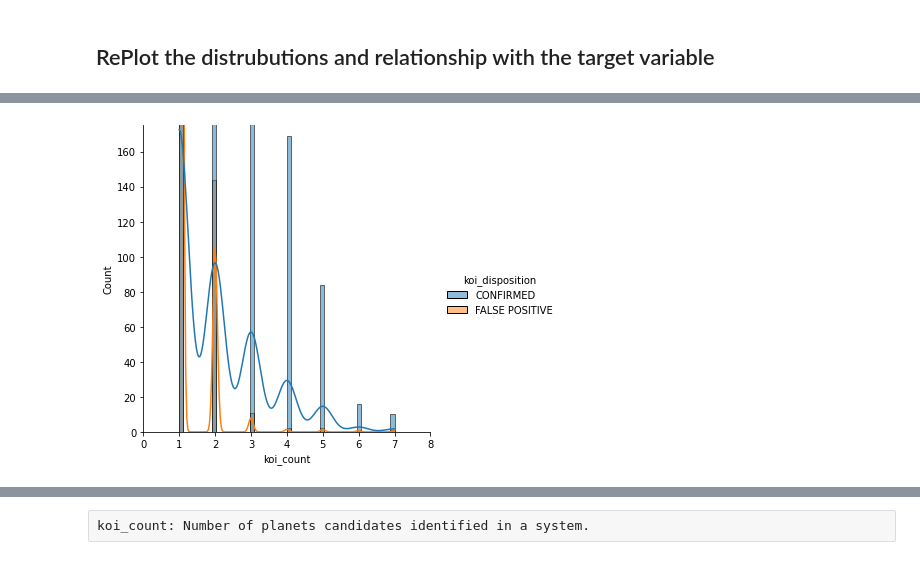
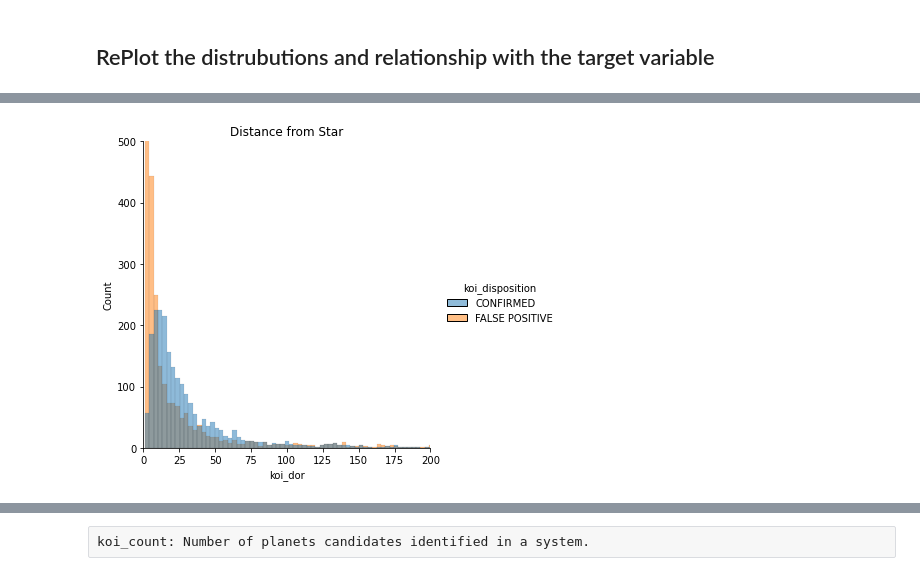
Before and after one commit to NelGen/NG-NASA-Exoplanet-Classifier-Project, a Jupyter notebook: Notebook.ipynb, the cells around one changed output, grey strips where cells are left out. Saved outputs shown, nothing was run; the diff lists cells and outputs as text; code cells hidden in the pictures.

```diff
--- a/Notebook.ipynb
+++ b/Notebook.ipynb
@@ -381,6 +399,9 @@ Index(['koi_score', 'koi_fpflag_nt', 'koi_fpflag_ss', 'koi_fpflag_co',
        'koi_dikco_msky'],
       dtype='object')
 # %%
-c_features = ['koi_score','koi_max_mult_ev','koi_fpflag_nt','koi_fpflag_ss','koi_fpflag_co','koi_fpflag_ec']
+c_features = ['koi_score','koi_max_mult_ev','koi_fpflag_nt','koi_fpflag_ss','koi_fpflag_co','koi_fpflag_ec','koi_ror',
+              'ra','dec','koi_kepmag','koi_gmag','koi_hmag','koi_imag','koi_jmag','koi_kmag','koi_zmag','koi_dikco_msky',
+             'koi_dicco_mra','koi_dicco_mdec','koi_dicco_msky','koi_time0','koi_time0bk','koi_srad'
+             ]
 df_revised = df_processed.drop(c_features,axis=1)
 candidates_revised = candidates_df.drop(c_features,axis=1)
@@ -931,4 +977,4 @@ sns.displot(data=df_revised,x='koi_prad',hue='koi_disposition').set(xlim=(0,100)
 # %%
-sns.displot(data=df_revised,x='koi_count',hue='koi_disposition',kde=True).set(xlim=(0,8),ylim=(0,175));
+sns.displot(data=df_revised,x='koi_dor',hue='koi_disposition').set(xlim=(0,200),ylim=(0,500),title = "Distance from Star");
 # %% [output]
-[figure, old version]
+[figure, new version]
```
Also changed, not shown: parts of 81 cells of this notebook, 5 other files.
